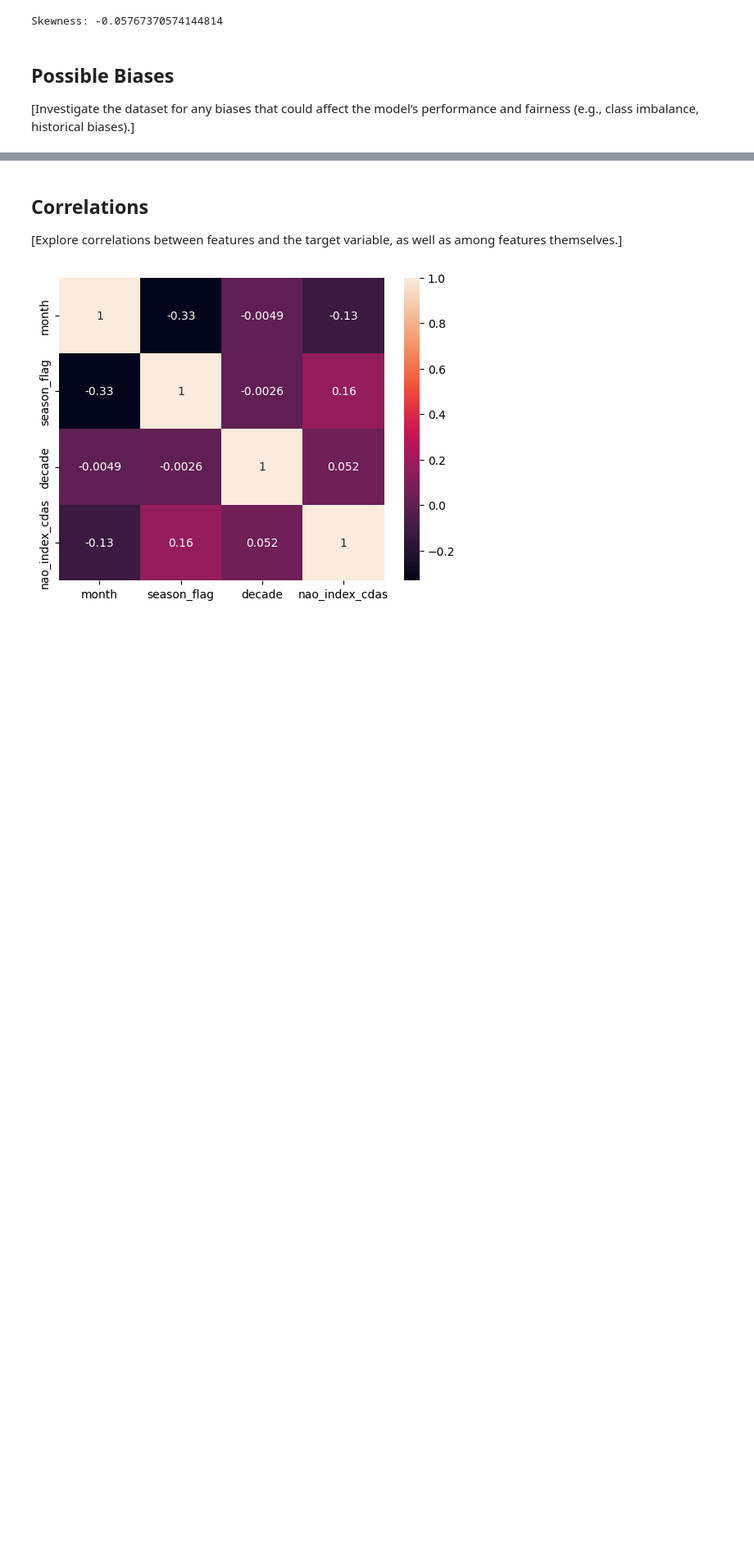
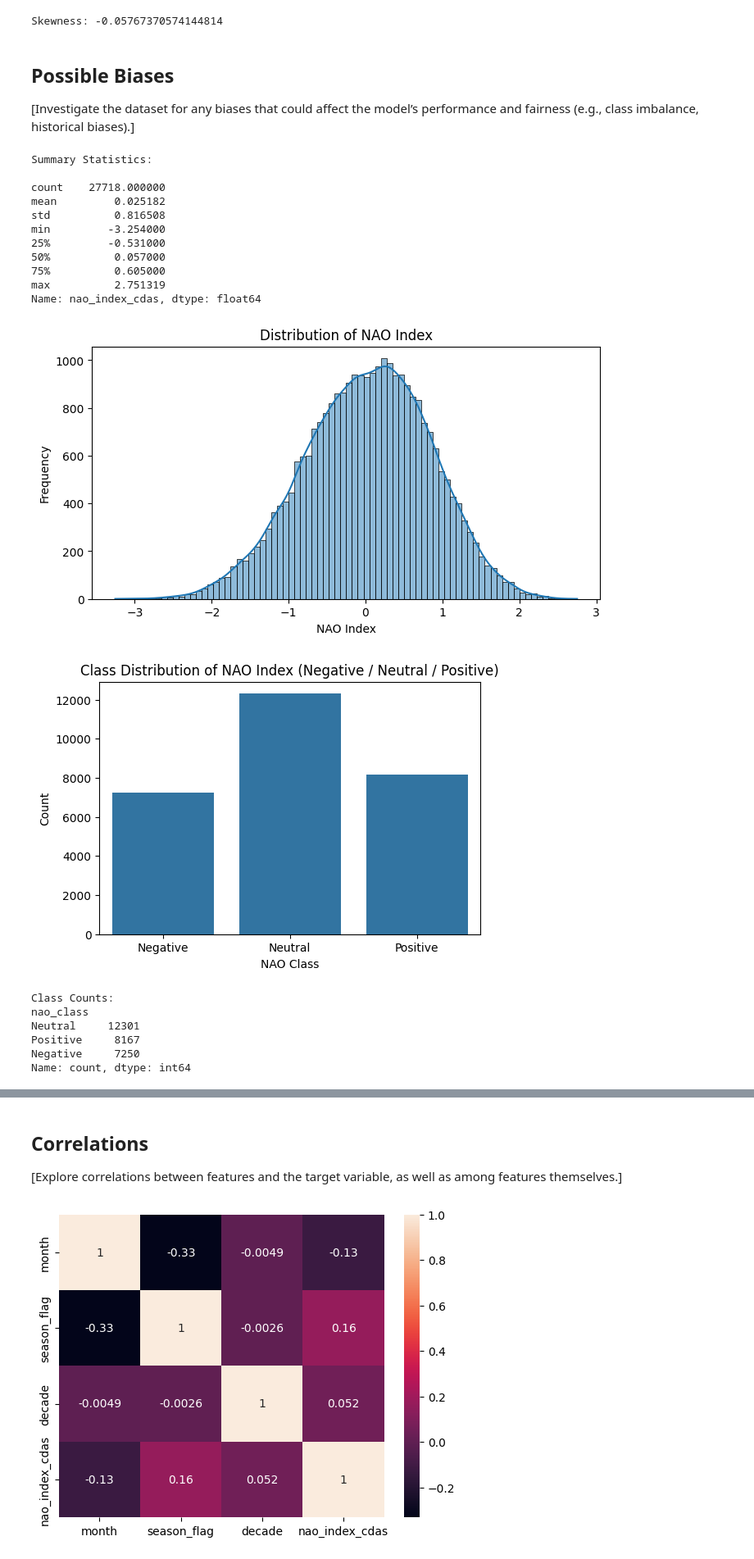
Before and after one commit to Zephyrsfisch/NAO-Prediction, a Jupyter notebook: 1_DatasetCharacteristics/exploratory_data_analysis.ipynb, the cells around one changed output, grey strips where cells are left out. Shown: that part at 82% size. Cells and saved outputs as stored; diff of their text form; code cells hidden in the pictures; blank space fills up the shorter version.

```diff
--- a/1_DatasetCharacteristics/exploratory_data_analysis.ipynb
+++ b/1_DatasetCharacteristics/exploratory_data_analysis.ipynb
@@ -312,0 +308,75 @@ Skewness: -0.05767370574144814
+# %%
+# Example: Checking for class imbalance in a classification problem
+# sns.countplot(x='target_variable', data=df)
+
+
+import pandas as pd
+import seaborn as sns
+import matplotlib.pyplot as plt
+
+url = "https://ftp.cpc.ncep.noaa.gov/cwlinks/norm.daily.nao.cdas.z500.19500101_current.csv"
+df = pd.read_csv(url)
+
+# 1. Basic Summary Statistics (checks for skew, imbalance, outliers)
+print("Summary Statistics:\n")
+print(df['nao_index_cdas'].describe())
+print("\n")
+
+# 2. Check Distribution Shape (important for bias in regression)
+plt.figure(figsize=(8, 4))
+sns.histplot(df['nao_index_cdas'], kde=True)
+plt.title("Distribution of NAO Index")
+plt.xlabel("NAO Index")
+plt.ylabel("Frequency")
+plt.show()
+
+# 3. Convert Continuous Target into Classes (for class imbalance check)
+df['nao_class'] = pd.cut(
+    df['nao_index_cdas'],
+    bins=[-999, -0.5, 0.5, 999],
+    labels=['Negative', 'Neutral', 'Positive']
+)
+
+
+# 4. Class Imbalance Plot
+plt.figure(figsize=(6, 4))
+sns.countplot(x='nao_class', data=df)
+plt.title("Class Distribution of NAO Index (Negative / Neutral / Positive)")
+plt.xlabel("NAO Class")
+plt.ylabel("Count")
+plt.show()
+
+# Optional: Print class counts
+print("\nClass Counts:")
+print(df['nao_class'].value_counts())
+print("\n")
+
+# 5. Temporal Bias Check (climate data often shifts over decades)
+df['date'] = pd.to_datetime(df[['year','month','day']])
+
+plt.figure(figsize=(12, 4))
+sns.lineplot(x='date', y='nao_index_cdas', data=df)
+plt.title("NAO Index Over Time (Check for Trend Bias)")
+plt.xlabel("Year")
+plt.ylabel("NAO Index")
+plt.show()
+# %% [output]
+Summary Statistics:
+
+count    27718.000000
+mean         0.025182
+std          0.816508
+min         -3.254000
+25%         -0.531000
+50%          0.057000
+75%          0.605000
+max          2.751319
+Name: nao_index_cdas, dtype: float64
+[figure, added]
+[figure, added]
+Class Counts:
+nao_class
+Neutral     12301
+Positive     8167
+Negative     7250
+Name: count, dtype: int64
```
Also changed, not shown: parts of 2 cells of this notebook.
